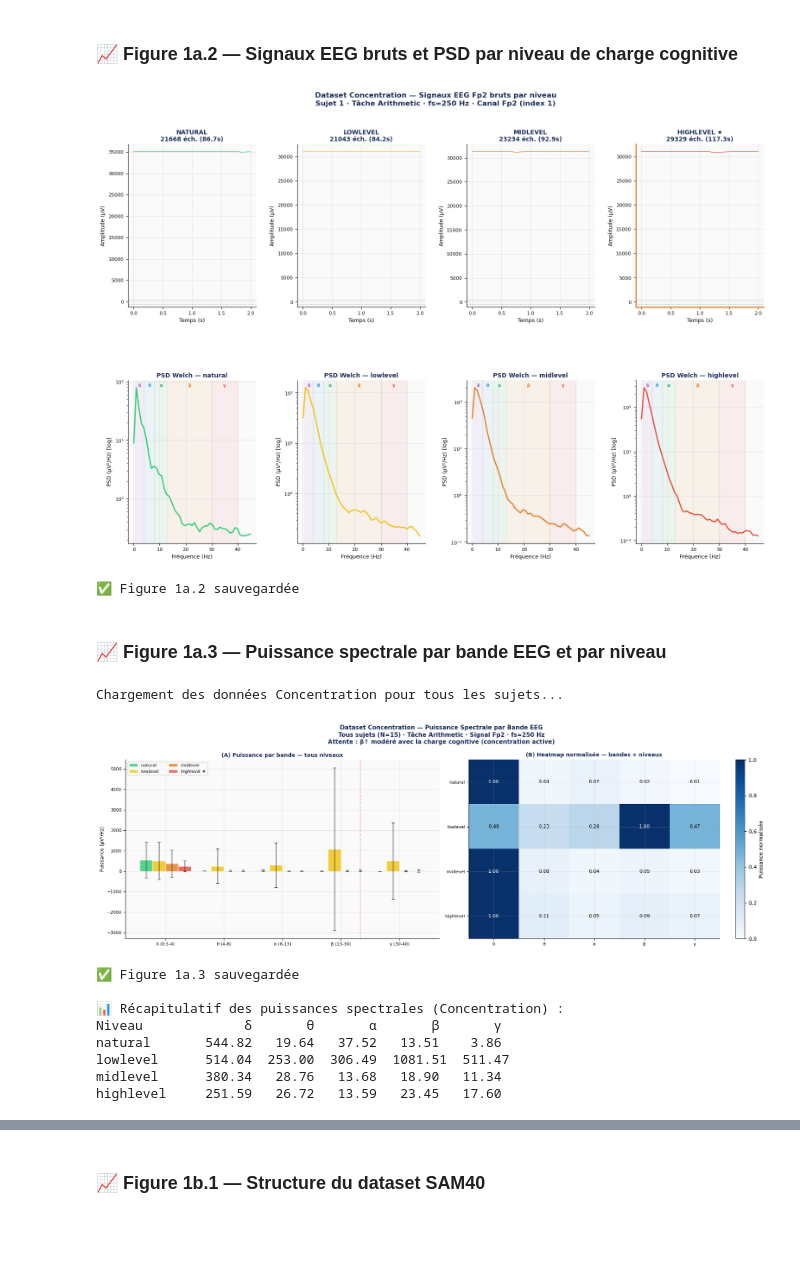
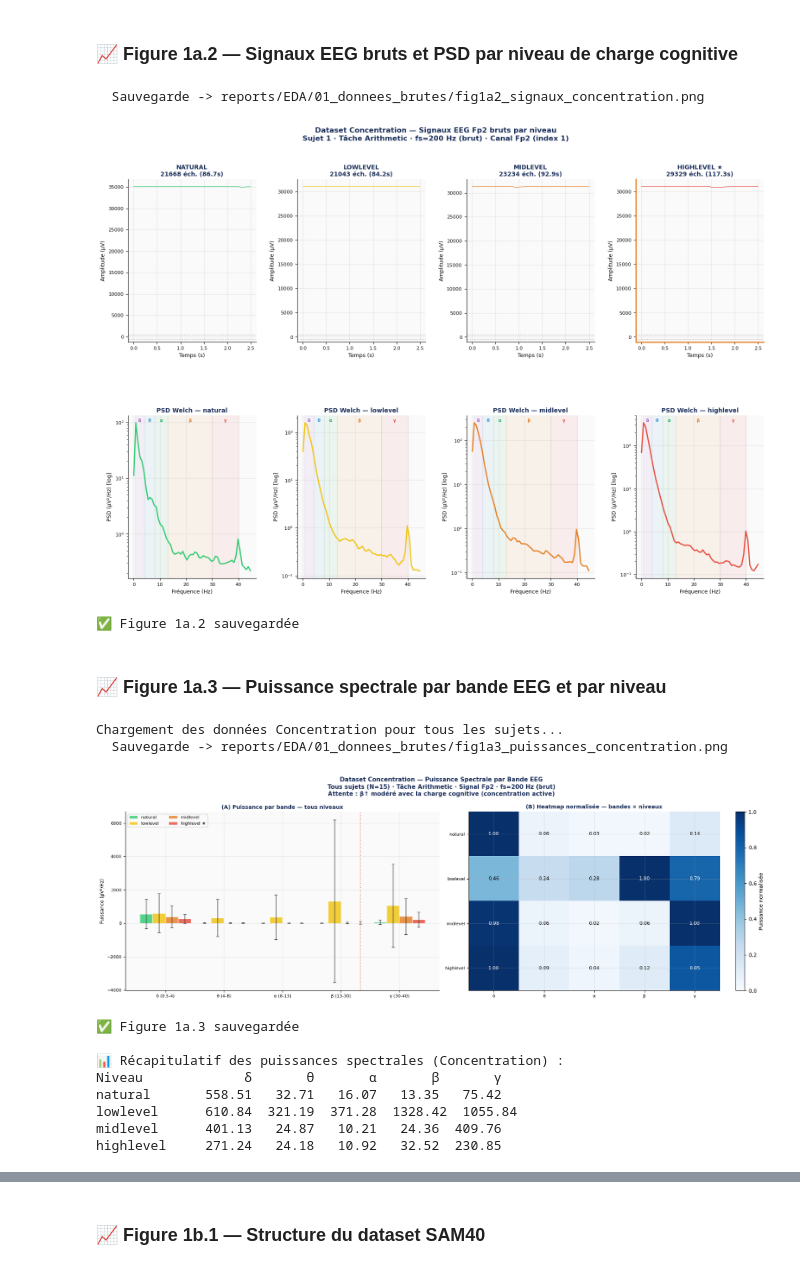
Before and after one commit to yasmine-elmkh/Adaptative-neurofeedback-PROJECT, a Jupyter notebook: Notebooks/EDA.ipynb, the cells around one changed output, grey strips where cells are left out. Cells and saved outputs as stored; diff of their text form; code cells hidden in the pictures; blank space fills up the shorter version.

```diff
--- a/Notebooks/EDA.ipynb
+++ b/Notebooks/EDA.ipynb
@@ -276,19 +345,16 @@ if CONC_DIR.exists():
             'task':      txt_file.parent.name,
             'level':     level,
             'subject':   subj,
-            'label':     0,
-            'used_merge': level == 'highlevel'
         })
 
     # ── Résumé ───────────────────────────────────────────────
     print(f"✅ {len(conc_inventory)} fichiers .txt trouvés")
-    print(f"   Classe unique : Concentration (Label 0)")
+    print(f"   Dataset cible : conc_score 0-10 (régression)")
     print(f"   Sujets uniques : {len(set(i['subject'] for i in conc_inventory))}")
     print()
     for lv in LEVELS:
         n = sum(1 for i in conc_inventory if i['level']==lv)
-        flag = '★ MERGE' if lv=='highlevel' else ''
-        print(f"   {lv:12s} : {n:3d} fichiers  {flag}")
+        print(f"   {lv:12s} : {n:3d} fichiers")
 else:
     print(f"❌ Dossier non trouvé : {CONC_DIR}")
     conc_inventory = []
@@ -391,14 +447,14 @@ for lv in LEVELS:
 if raw_conc:
     fig = plt.figure(figsize=(19, 12))
     fig.suptitle(f'Dataset Concentration — Signaux EEG Fp2 bruts par niveau\n'
-                 f'Sujet {SUBJ} · Tâche Arithmetic · fs={FS_CONC} Hz · Canal Fp2 (index 1)',
+                 f'Sujet {SUBJ} · Tâche Arithmetic · fs={FS_CONC_RAW} Hz (brut) · Canal Fp2 (index 1)',
                  fontsize=12, fontweight='bold', color=C['dark'])
 
     gs = gridspec.GridSpec(2, len(raw_conc), figure=fig, hspace=0.45, wspace=0.32)
 
     for col, (lv, sig) in enumerate(raw_conc.items()):
         col_lv = level_colors_conc[lv]
-        t = np.arange(len(sig)) / FS_CONC
+        t = np.arange(len(sig)) / FS_CONC_RAW
         star = ' ★' if lv == 'highlevel' else ''
 
         # Signal temporel
@@ -414,21 +470,23 @@ if raw_conc:
 
         # PSD Welch
         ax_f = fig.add_subplot(gs[1, col])
-        freqs, psd = psd_welch(sig, FS_CONC)
+        freqs, psd = psd_welch(sig, FS_CONC_RAW)
         mask = freqs <= 45
         ax_f.semilogy(freqs[mask], psd[mask], color=col_lv, lw=2)
         shade_bands(ax_f, 45)
         style_ax(ax_f, f'PSD Welch — {lv}', 'Fréquence (Hz)', 'PSD (µV²/Hz) [log]')
 
 
-    plt.savefig(Conc_Data_DIR /'conc_signaux.png', dpi=120, bbox_inches='tight')
+    plt.savefig(Conc_Data_DIR / 'conc_signaux.png', dpi=120, bbox_inches='tight')
+    save_fig(fig, "01_donnees_brutes", "fig1a2_signaux_concentration.png")
     plt.show()
     print("✅ Figure 1a.2 sauvegardée")
 else:
     print("⚠️ Fichiers non trouvés — vérifier le chemin ARITH_DIR")
 # %% [output]
+  Sauvegarde -> reports/EDA/01_donnees_brutes/fig1a2_signaux_concentration.png
-[figure, old version]
+[figure, new version]
-✅ Figure 1a.2 sauvegardée
+✅ Figure 1a.2 sauvegardée
 # %% [markdown]
 ### 📈 Figure 1a.3 — Puissance spectrale par bande EEG et par niveau
 # %%
@@ -448,14 +506,14 @@ for lv in LEVELS:
         if fp.exists():
             sig = load_txt_fp2(fp)
             if len(sig) > 250:
-                f, p = psd_welch(sig, FS_CONC)
+                f, p = psd_welch(sig, FS_CONC_RAW)
                 for bname, (lo, hi) in BANDS.items():
                     all_bp_conc[lv][bname].append(band_power(f, p, lo, hi))
 
 # ── Figure : barres groupées ─────────────────────────────────
 fig, axes = plt.subplots(1, 2, figsize=(18, 6))
 fig.suptitle('Dataset Concentration — Puissance Spectrale par Bande EEG\n'
-             'Tous sujets (N=15) · Tâche Arithmetic · Signal Fp2 · fs=250 Hz\n'
+             'Tous sujets (N=15) · Tâche Arithmetic · Signal Fp2 · fs=200 Hz (brut)\n'
              'Attente : β↑ modéré avec la charge cognitive (concentration active)',
              fontsize=11, fontweight='bold', color=C['dark'])
 
@@ -489,42 +547,45 @@ ax2.set_yticks(range(len(LEVELS)))
 ax2.set_yticklabels(LEVELS, fontsize=9)
 for i in range(len(LEVELS)):
     for j in range(len(BANDS)):
         ax2.text(j, i, f'{mat_norm[i,j]:.2f}', ha='center', va='center',
                  fontsize=9, color='white' if mat_norm[i,j] > 0.6 else 'black')
 plt.colorbar(im, ax=ax2, label='Puissance normalisée')
 style_ax(ax2, '(B) Heatmap normalisée (colonnes) — bandes × niveaux', '', '')
 ax2.set_title('(B) Heatmap normalisée — bandes × niveaux', fontsize=10, fontweight='bold')
 
 # Annotation highlevel
 ax.axvline(x[3] + 0.5*width*(len(LEVELS)-1), color='#E74C3C', ls=':', lw=1.5, alpha=0.7)
 
 plt.tight_layout()
 plt.savefig(Conc_Data_DIR /'conc_bands.png', dpi=120, bbox_inches='tight')
+
+save_fig(fig, "01_donnees_brutes", "fig1a3_puissances_concentration.png")
 plt.show()
 print("✅ Figure 1a.3 sauvegardée")
 
 # ── Résumé textuel ───────────────────────────────────────────
 print("\n📊 Récapitulatif des puissances spectrales (Concentration) :")
 print(f"{'Niveau':12s}", end='')
 for b in BANDS: print(f"  {b.split()[0]:>6s}", end='')
 print()
 for lv in LEVELS:
     print(f"{lv:12s}", end='')
     for b in BANDS:
         v = np.mean(all_bp_conc[lv][b]) if all_bp_conc[lv][b] else 0
         print(f"  {v:6.2f}", end='')
     print()
 # %% [output]
 Chargement des données Concentration pour tous les sujets...
+  Sauvegarde -> reports/EDA/01_donnees_brutes/fig1a3_puissances_concentration.png
-[figure, old version]
+[figure, new version]
 ✅ Figure 1a.3 sauvegardée
 
 📊 Récapitulatif des puissances spectrales (Concentration) :
 Niveau             δ       θ       α       β       γ
-natural       544.82   19.64   37.52   13.51    3.86
-lowlevel      514.04  253.00  306.49  1081.51  511.47
-midlevel      380.34   28.76   13.68   18.90   11.34
-highlevel     251.59   26.72   13.59   23.45   17.60
+natural       558.51   32.71   16.07   13.35   75.42
+lowlevel      610.84  321.19  371.28  1328.42  1055.84
+midlevel      401.13   24.87   10.21   24.36  409.76
+highlevel     271.24   24.18   10.92   32.52  230.85
 # %% [markdown]
 ---
 ## 📊 Étape 1b — EDA Dataset Stress (SAM40)
```
Also changed, not shown: parts of 42 cells of this notebook.
